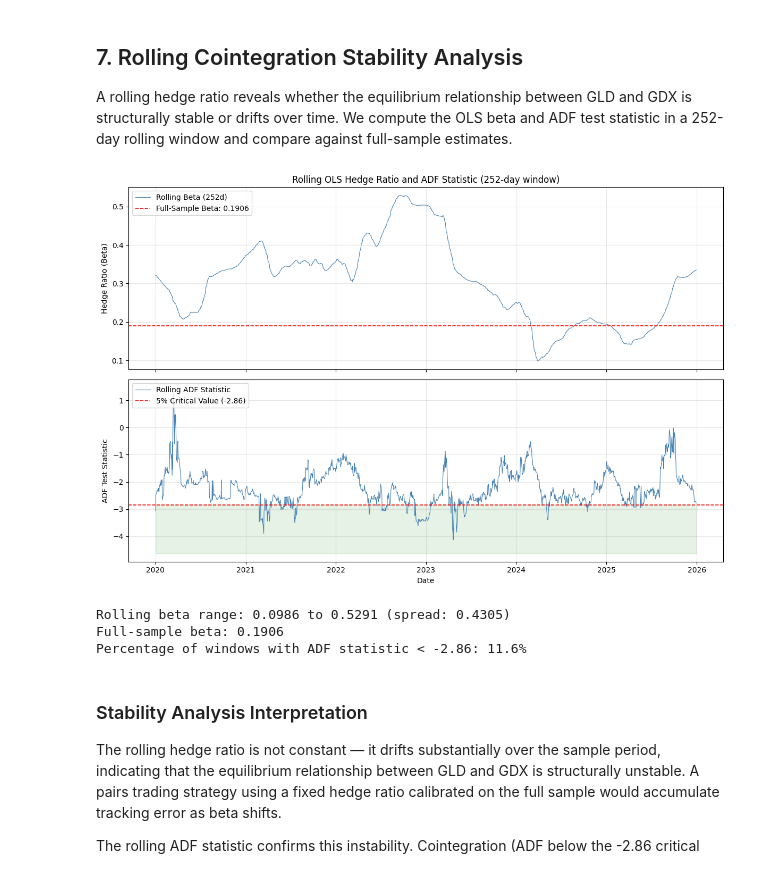
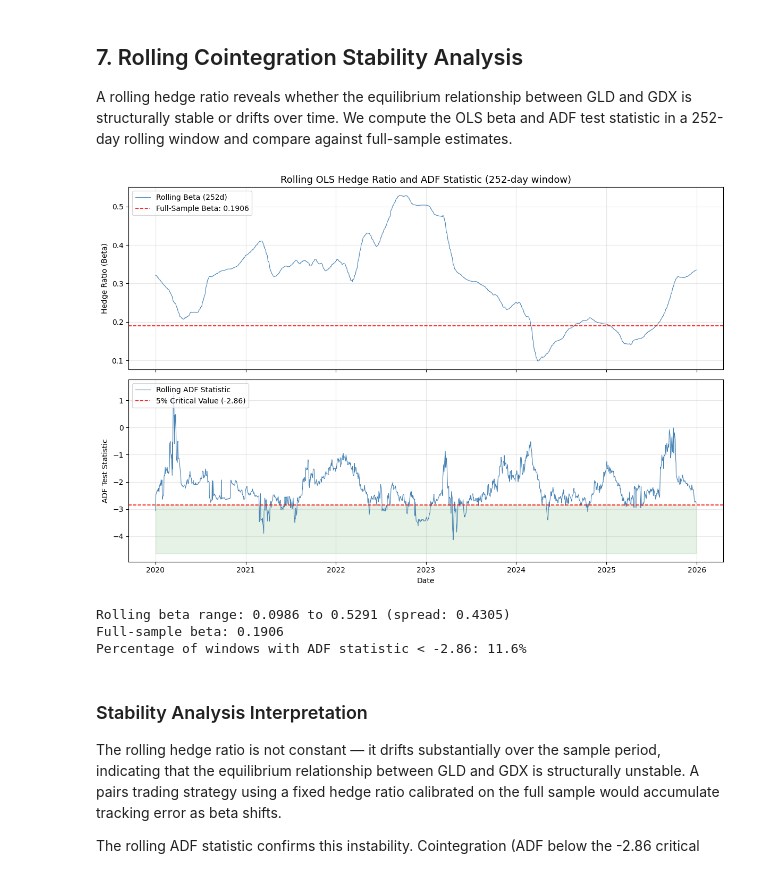
Before and after one commit to cee-emm-cee/financial-ts-models, a Jupyter notebook: notebooks/04_cointegration.ipynb, the cells around one changed output. Saved outputs shown, nothing was run; the diff lists cells and outputs as text; code cells hidden in the pictures.

```diff
--- a/notebooks/04_cointegration.ipynb
+++ b/notebooks/04_cointegration.ipynb
@@ -198,7 +205,6 @@ This time-varying view is critical for pairs trading: a pair may be cointegrated
 ## 7. Rolling Cointegration Stability Analysis
 A rolling hedge ratio reveals whether the equilibrium relationship between GLD and GDX is structurally stable or drifts over time. We compute the OLS beta and ADF test statistic in a 252-day rolling window and compare against full-sample estimates.
 # %%
-window = 252
 full_sample_beta = model.params.iloc[1]
 
 rolling_betas = []
@@ -218,38 +224,35 @@ for i in range(window, len(gld)):
     rolling_adf_stats.append(adf_result[0])
     rolling_dates_stability.append(gld.index[i])
 
-# --- Plot ---
 fig, (ax1, ax2) = plt.subplots(2, 1, figsize=(12, 8), sharex=True)
 
-# Top: Rolling beta
 ax1.plot(rolling_dates_stability, rolling_betas, color='steelblue', linewidth=0.8, label='Rolling Beta (252d)')
 ax1.axhline(y=full_sample_beta, color='red', linestyle='--', linewidth=1.2,
             label=f'Full-Sample Beta: {full_sample_beta:.4f}')
 ax1.set_ylabel('Hedge Ratio (Beta)')
-ax1.set_title('Rolling OLS Hedge Ratio and ADF Statistic (252-day window)')
+ax1.set_title('Rolling OLS Hedge Ratio and ADF Statistic (252-day window)', fontsize=13)
 ax1.legend(loc='upper left')
 ax1.grid(True, alpha=0.3)
 
-# Bottom: Rolling ADF statistic
 ax2.plot(rolling_dates_stability, rolling_adf_stats, color='steelblue', linewidth=0.8, label='Rolling ADF Statistic')
 ax2.axhline(y=-2.86, color='red', linestyle='--', linewidth=1.2, label='5% Critical Value (-2.86)')
 ax2.fill_between(rolling_dates_stability, min(rolling_adf_stats) - 0.5, -2.86, alpha=0.1, color='green')
 ax2.set_ylabel('ADF Test Statistic')
 ax2.set_xlabel('Date')
 ax2.legend(loc='upper left')
 ax2.grid(True, alpha=0.3)
 
 plt.tight_layout()
 plt.savefig('figures/gld_gdx_rolling_stability.png', dpi=150)
 plt.show()
 
 pct_below_cv = sum(1 for s in rolling_adf_stats if s < -2.86) / len(rolling_adf_stats) * 100
 beta_range = max(rolling_betas) - min(rolling_betas)
 print(f'Rolling beta range: {min(rolling_betas):.4f} to {max(rolling_betas):.4f} (spread: {beta_range:.4f})')
 print(f'Full-sample beta: {full_sample_beta:.4f}')
 print(f'Percentage of windows with ADF statistic < -2.86: {pct_below_cv:.1f}%')
 # %% [output]
-[figure, old version]
+[figure, new version]
 Rolling beta range: 0.0986 to 0.5291 (spread: 0.4305)
 Full-sample beta: 0.1906
 Percentage of windows with ADF statistic < -2.86: 11.6%
```
Also changed, not shown: parts of 5 cells of this notebook, 4 other files.
